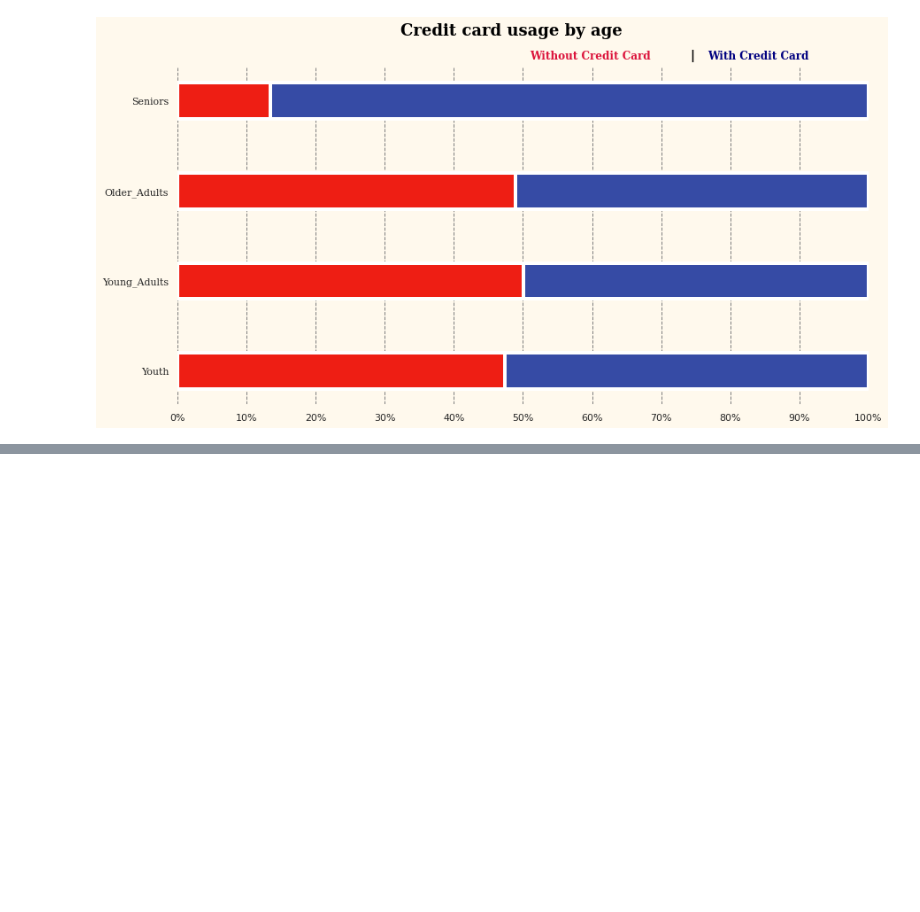
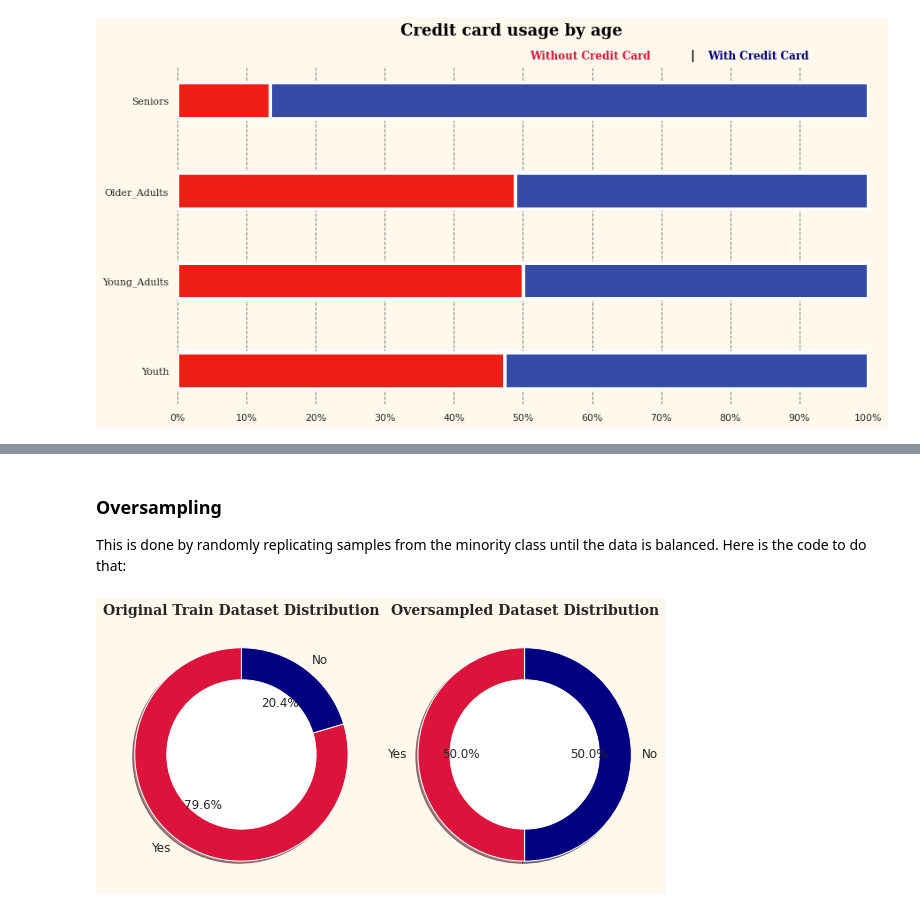
Before and after one commit to Kevin-Nduati/Bank-Customer-Churn-Modelling, a Jupyter notebook: Churn.ipynb, the cells around one changed output, grey strips where cells are left out. Drawn from its saved outputs; the diff is of its cells as text; code cells hidden in the pictures; blank space fills up the shorter version.

```diff
--- a/Churn.ipynb
+++ b/Churn.ipynb
@@ -265,0 +373,23 @@ Text(0.5, 0.98, 'Credit card usage by age')
+# %% [markdown]
+### Oversampling
+This is done by randomly replicating samples from the minority class until the data is balanced. Here is the code to do that:
+# %%
+# Put the data in different datasets
+stayed_df = shuffled_df[shuffled_df['Exited'] == 0]
+
+# Randomly select observations from the minority class with replacement
+exited_df = resample(shuffled_df.loc[shuffled_df['Exited'] == 1],
+                    n_samples=len(stayed_df),
+                    random_state=0,
+                    replace=True)
+
+# Concatenate both dataframes
+oversampled_df = pd.concat([exited_df, stayed_df])
+
+# Plot the data now
+fig, axs = plt.subplots(1,2, figsize=(8,5))
+donut_plot(df_train, 'Exited', title='Original Train Dataset Distribution', ax=axs[0], labels=['Yes', 'No'])
+donut_plot(oversampled_df, 'Exited', title='Oversampled Dataset Distribution', ax=axs[1], labels=['Yes', 'No'])
+plt.tight_layout()
+# %% [output]
+[figure, added]
```
Also changed, not shown: parts of 20 cells of this notebook, 3 other files.
